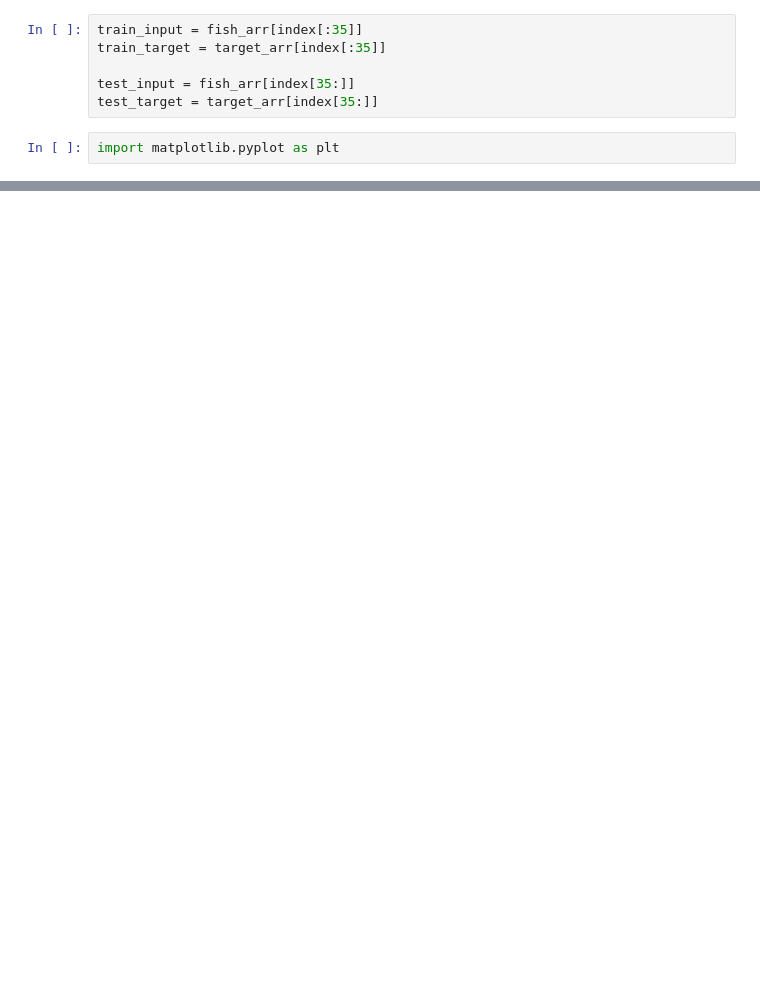
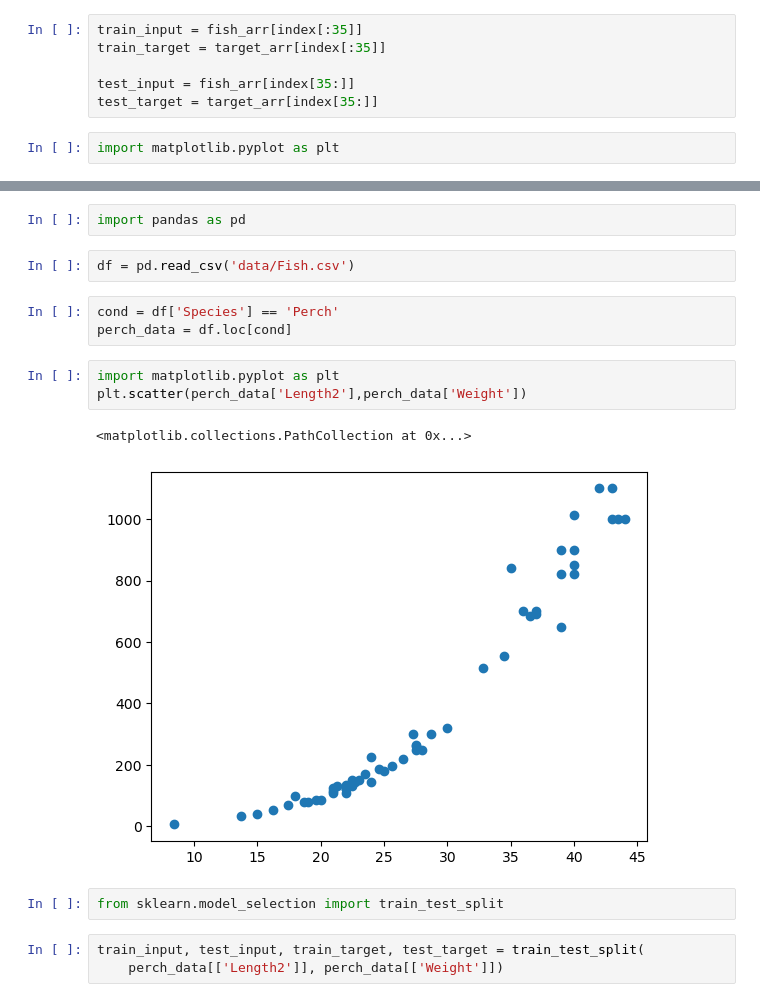
Before and after one commit to krpythondestroyer/ML, a Jupyter notebook: fish.ipynb, the cells around one changed output, grey strips where cells are left out. Drawn from its saved outputs; the diff is of its cells as text; blank space fills up the shorter version.

```diff
--- a/fish.ipynb
+++ b/fish.ipynb
@@ -525,0 +528,18 @@ kn.score(test_input,test_target)
+# %%
+import pandas as pd
+# %%
+df = pd.read_csv('data/Fish.csv')
+# %%
+cond = df['Species'] == 'Perch'
+perch_data = df.loc[cond]
+# %%
+import matplotlib.pyplot as plt
+plt.scatter(perch_data['Length2'],perch_data['Weight'])
+# %% [output]
+<matplotlib.collections.PathCollection at 0x...>
+[figure, added]
+# %%
+from sklearn.model_selection import train_test_split
+# %%
+train_input, test_input, train_target, test_target = train_test_split(
+    perch_data[['Length2']], perch_data[['Weight']])
```
Also changed, not shown: parts of 140 cells of this notebook, 6 other files.
